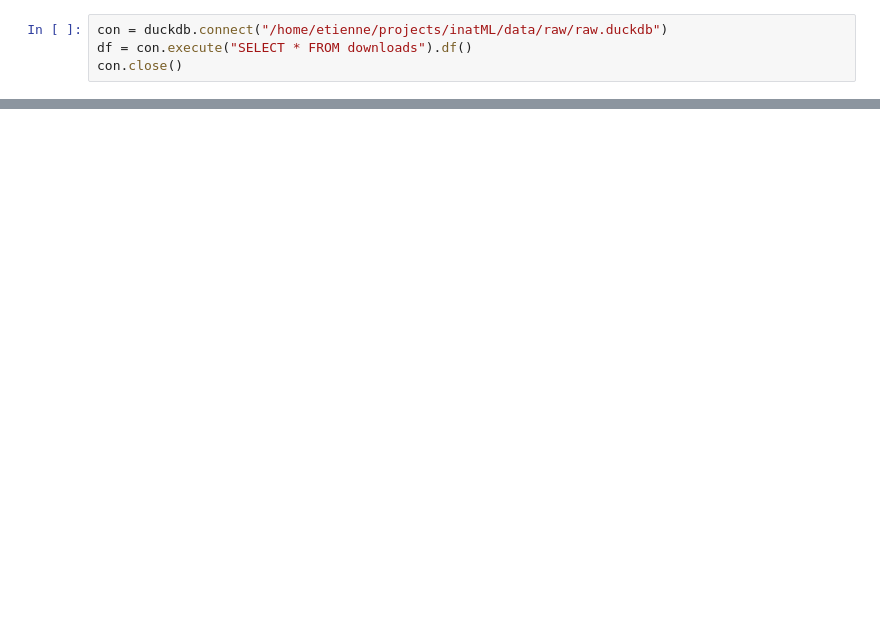
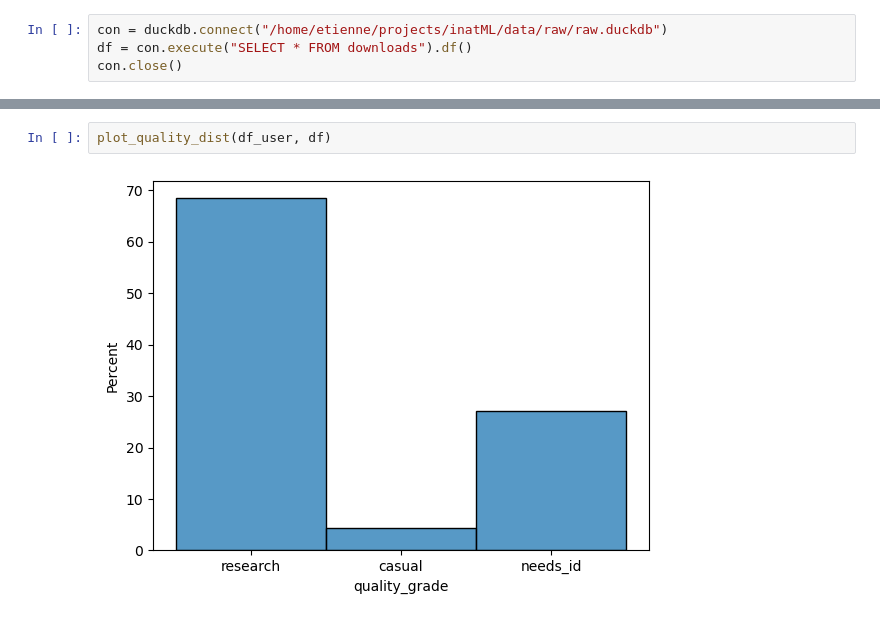
Before and after one commit to etiennegodin/inat-obs-scorer, a Jupyter notebook: notebooks/api_eda.ipynb, the cells around one changed output, grey strips where cells are left out. Cells and saved outputs as stored; diff of their text form; blank space fills up the shorter version.

```diff
--- a/notebooks/api_eda.ipynb
+++ b/notebooks/api_eda.ipynb
@@ -100,0 +138,4 @@ sns.displot(df_plots, x = 'observed_on', kind='kde', hue='user_id',legend=False)
+# %%
+plot_quality_dist(df_user, df)
+# %% [output]
+[figure, added]
```
Also changed, not shown: parts of 21 cells of this notebook, 2 other files.
